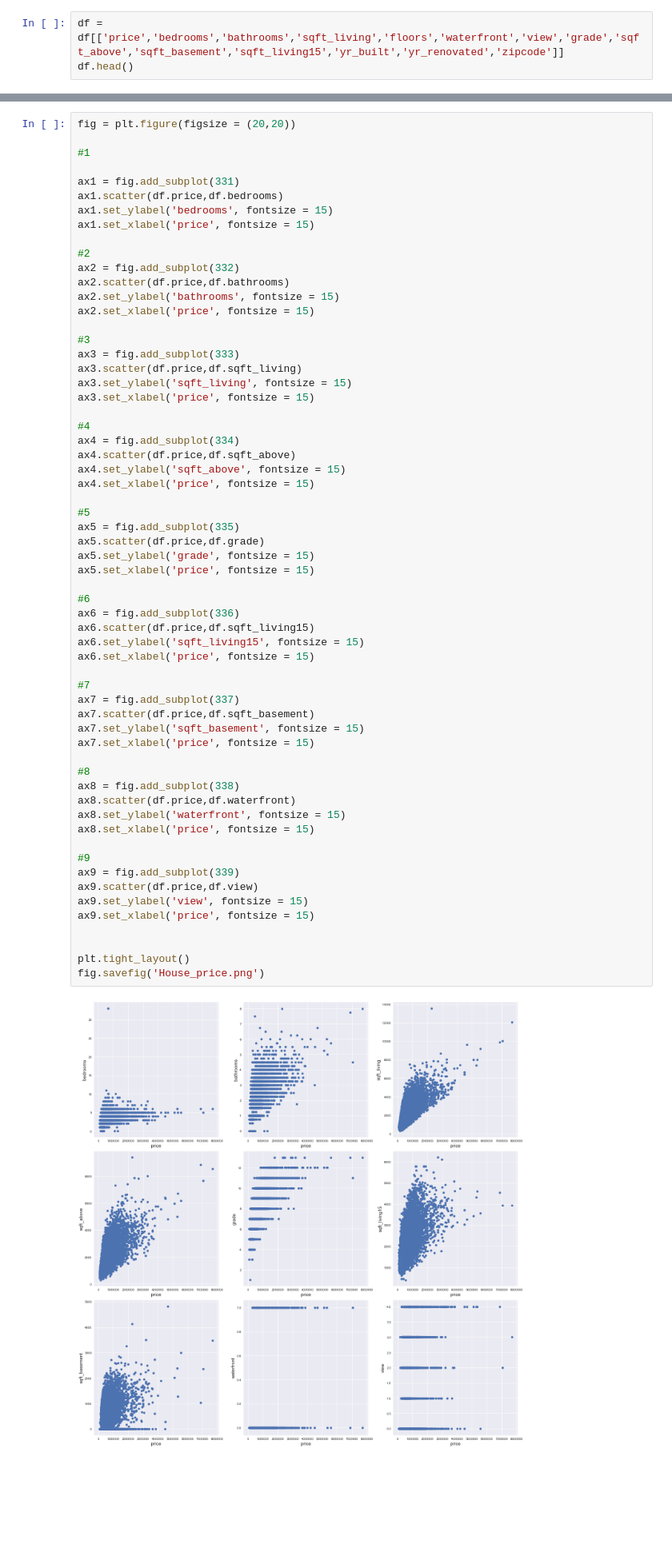
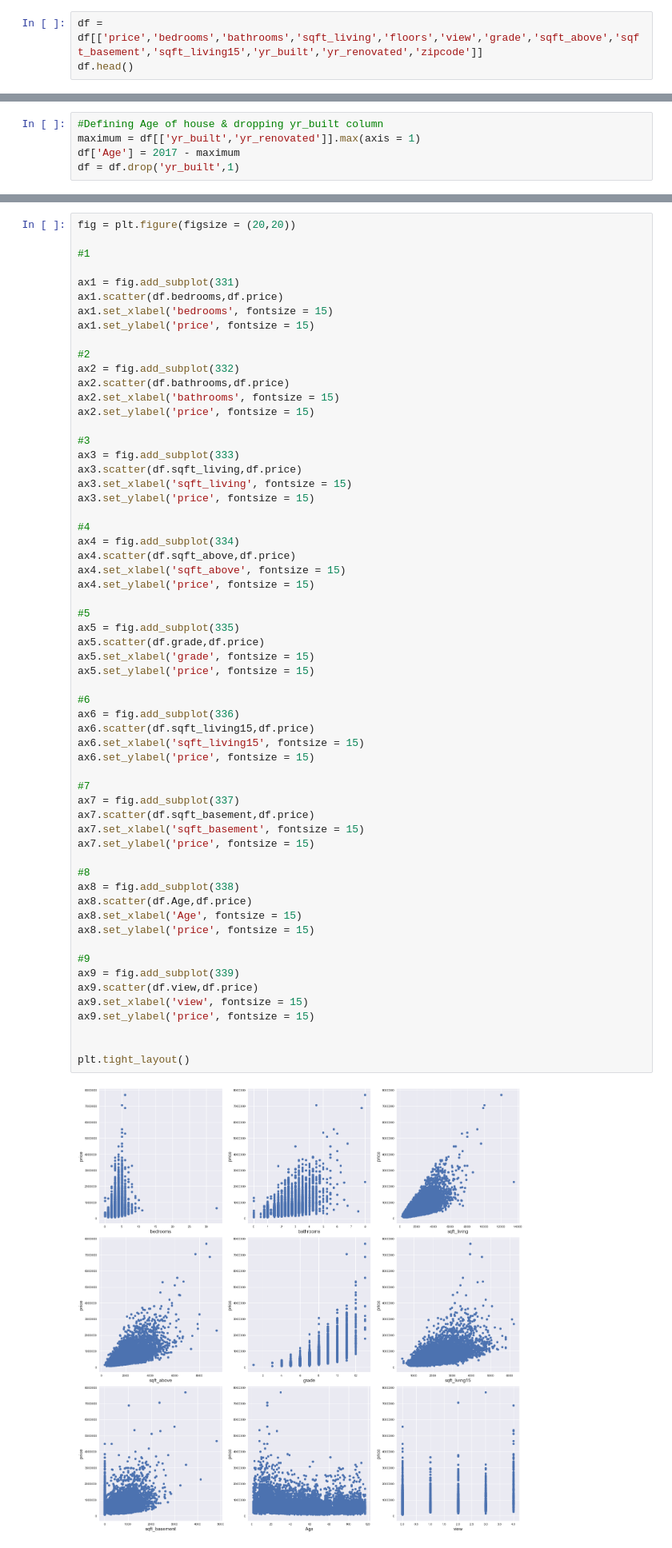
Before and after one commit to ArjunKholia/House-price-prediction-project, a Jupyter notebook: House Price Prediction Project.ipynb, the cells around one changed output, grey strips where cells are left out. Shown at 80% size. Drawn from its saved outputs; the diff is of its cells as text; blank space fills up the shorter version.

```diff
--- a/House Price Prediction Project.ipynb
+++ b/House Price Prediction Project.ipynb
@@ -69,6 +74,6 @@ df.corr()
 | sqft_living15 | -0.002901 | 0.585379 | 0.391638 | 0.568634 | 0.756420 | 0.144608 | 0.279885 | 0.086463 | 0.280439 | -0.092824 | ... |
 | sqft_lot15 | -0.138798 | 0.082447 | 0.029244 | 0.087175 | 0.183286 | 0.718557 | -0.011269 | 0.030703 | 0.072575 | -0.003406 | ... |
 # %%
-df = df[['price','bedrooms','bathrooms','sqft_living','floors','waterfront','view','grade','sqft_above','sqft_basement','sqft_living15','yr_built','yr_renovated','zipcode']]
+df = df[['price','bedrooms','bathrooms','sqft_living','floors','view','grade','sqft_above','sqft_basement','sqft_living15','yr_built','yr_renovated','zipcode']]
 df.head()
 # %% [output]
@@ -87 +96,6 @@ plt.tight_layout()
 [figure]
+# %%
+#Defining Age of house & dropping yr_built column
+maximum = df[['yr_built','yr_renovated']].max(axis = 1)
+df['Age'] = 2017 - maximum
+df = df.drop('yr_built',1)
@@ -91,63 +123,62 @@ fig = plt.figure(figsize = (20,20))
 #1
 
 ax1 = fig.add_subplot(331)
-ax1.scatter(df.price,df.bedrooms)
-ax1.set_ylabel('bedrooms', fontsize = 15)
-ax1.set_xlabel('price', fontsize = 15)
+ax1.scatter(df.bedrooms,df.price)
+ax1.set_xlabel('bedrooms', fontsize = 15)
+ax1.set_ylabel('price', fontsize = 15)
 
 #2
 ax2 = fig.add_subplot(332)
-ax2.scatter(df.price,df.bathrooms)
-ax2.set_ylabel('bathrooms', fontsize = 15)
-ax2.set_xlabel('price', fontsize = 15)
+ax2.scatter(df.bathrooms,df.price)
+ax2.set_xlabel('bathrooms', fontsize = 15)
+ax2.set_ylabel('price', fontsize = 15)
 
 #3
 ax3 = fig.add_subplot(333)
-ax3.scatter(df.price,df.sqft_living)
-ax3.set_ylabel('sqft_living', fontsize = 15)
-ax3.set_xlabel('price', fontsize = 15)
+ax3.scatter(df.sqft_living,df.price)
+ax3.set_xlabel('sqft_living', fontsize = 15)
+ax3.set_ylabel('price', fontsize = 15)
 
 #4
 ax4 = fig.add_subplot(334)
-ax4.scatter(df.price,df.sqft_above)
-ax4.set_ylabel('sqft_above', fontsize = 15)
-ax4.set_xlabel('price', fontsize = 15)
+ax4.scatter(df.sqft_above,df.price)
+ax4.set_xlabel('sqft_above', fontsize = 15)
+ax4.set_ylabel('price', fontsize = 15)
 
 #5
 ax5 = fig.add_subplot(335)
-ax5.scatter(df.price,df.grade)
-ax5.set_ylabel('grade', fontsize = 15)
-ax5.set_xlabel('price', fontsize = 15)
+ax5.scatter(df.grade,df.price)
+ax5.set_xlabel('grade', fontsize = 15)
+ax5.set_ylabel('price', fontsize = 15)
 
 #6
 ax6 = fig.add_subplot(336)
-ax6.scatter(df.price,df.sqft_living15)
-ax6.set_ylabel('sqft_living15', fontsize = 15)
-ax6.set_xlabel('price', fontsize = 15)
+ax6.scatter(df.sqft_living15,df.price)
+ax6.set_xlabel('sqft_living15', fontsize = 15)
+ax6.set_ylabel('price', fontsize = 15)
 
 #7
 ax7 = fig.add_subplot(337)
-ax7.scatter(df.price,df.sqft_basement)
-ax7.set_ylabel('sqft_basement', fontsize = 15)
-ax7.set_xlabel('price', fontsize = 15)
+ax7.scatter(df.sqft_basement,df.price)
+ax7.set_xlabel('sqft_basement', fontsize = 15)
+ax7.set_ylabel('price', fontsize = 15)
 
 #8
 ax8 = fig.add_subplot(338)
-ax8.scatter(df.price,df.waterfront)
-ax8.set_ylabel('waterfront', fontsize = 15)
-ax8.set_xlabel('price', fontsize = 15)
+ax8.scatter(df.Age,df.price)
+ax8.set_xlabel('Age', fontsize = 15)
+ax8.set_ylabel('price', fontsize = 15)
 
 #9
 ax9 = fig.add_subplot(339)
-ax9.scatter(df.price,df.view)
-ax9.set_ylabel('view', fontsize = 15)
-ax9.set_xlabel('price', fontsize = 15)
+ax9.scatter(df.view,df.price)
+ax9.set_xlabel('view', fontsize = 15)
+ax9.set_ylabel('price', fontsize = 15)
 
 
 plt.tight_layout()
-fig.savefig('House_price.png')
 # %% [output]
-[figure, old version]
+[figure, new version]
 # %%
 fig = plt.figure(figsize = (20,20))
 
```
Also changed, not shown: parts of 25 cells of this notebook, 2 other files.
